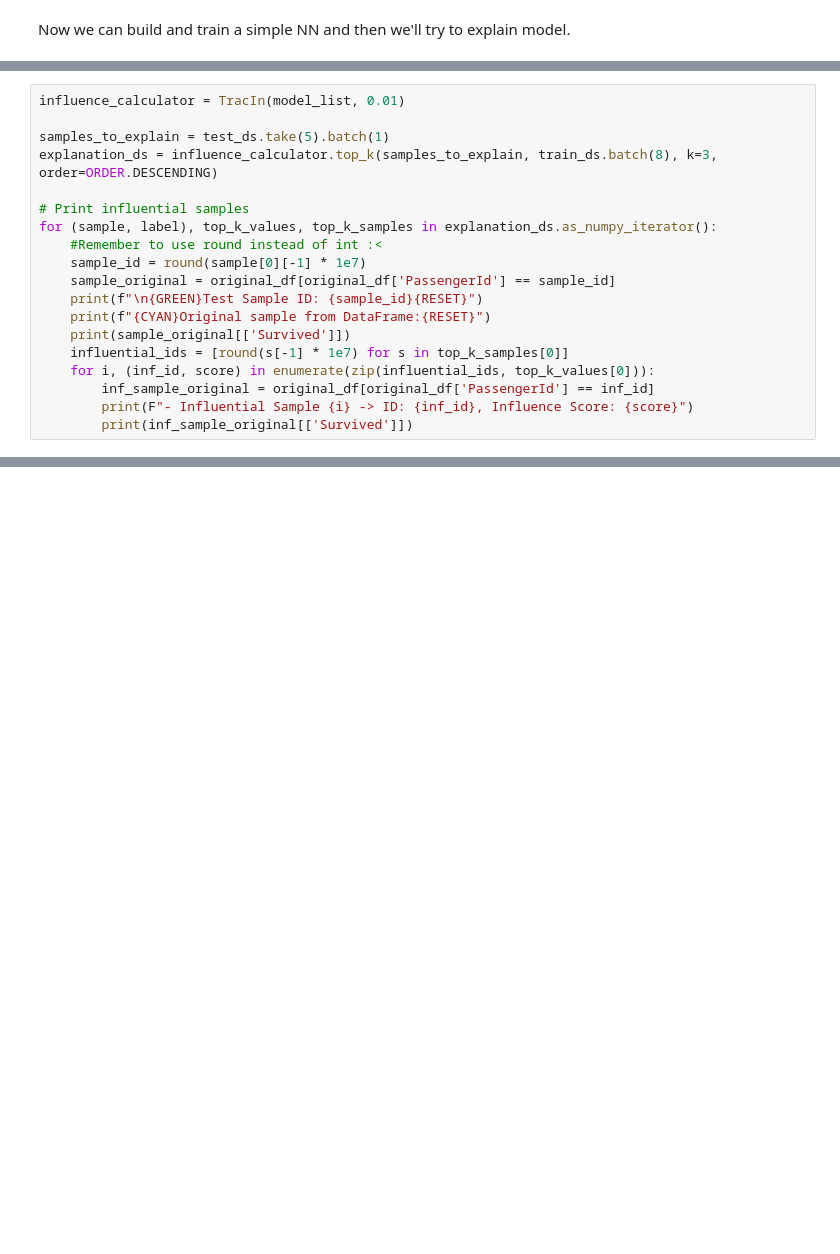
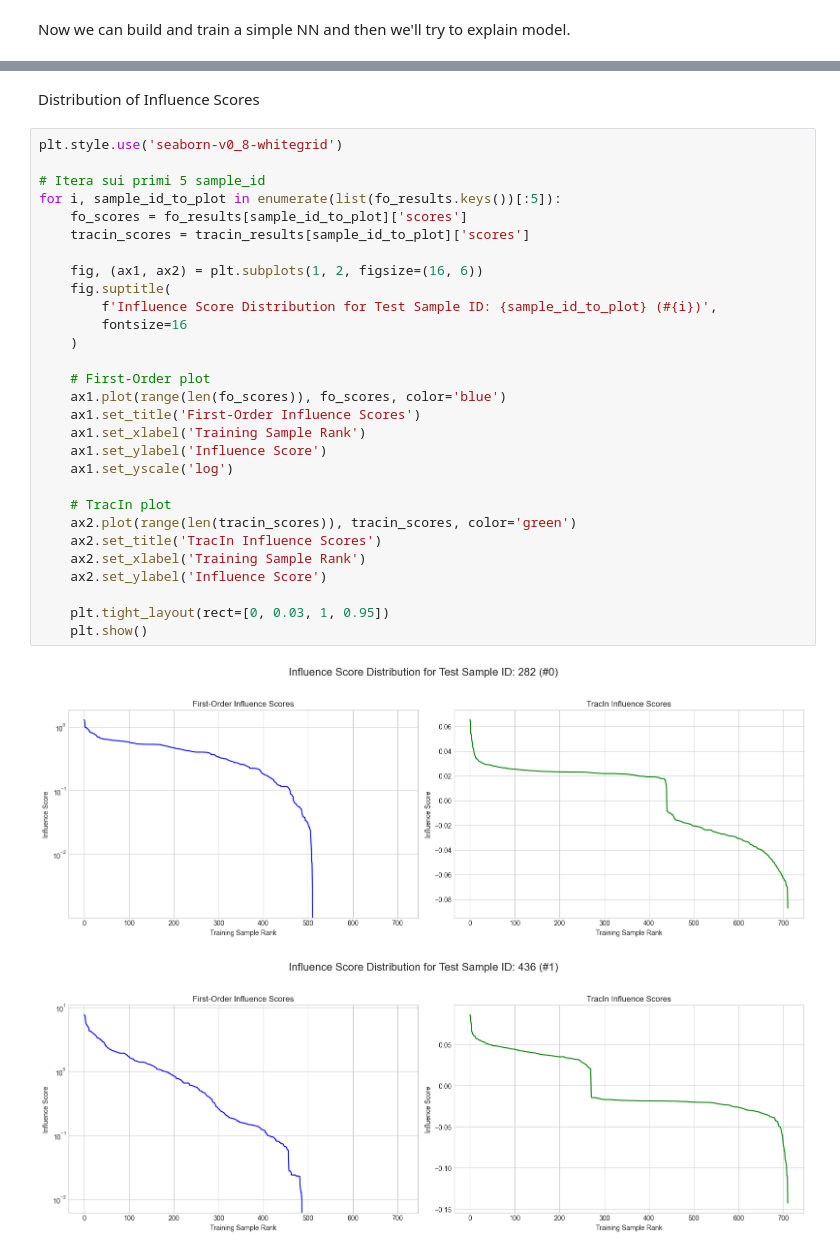
Before and after one commit to aledigirm3/advanced-topics-computer-science, a Jupyter notebook: DataCentric-AI/src/model_explanation.ipynb, the cells around one changed output, grey strips where cells are left out. Cells and saved outputs as stored; diff of their text form; blank space fills up the shorter version.

Commit message:
ch: influence analysis with graphs, consistency between methods, qualitative analysis, validation of TracIn stability.

```diff
--- a/DataCentric-AI/src/model_explanation.ipynb
+++ b/DataCentric-AI/src/model_explanation.ipynb
@@ -328,19 +310,0 @@ Accuracy: 0.8033707737922668
-# %%
-influence_calculator = TracIn(model_list, 0.01)
-
-samples_to_explain = test_ds.take(5).batch(1)
-explanation_ds = influence_calculator.top_k(samples_to_explain, train_ds.batch(8), k=3, order=ORDER.DESCENDING)
-
-# Print influential samples
-for (sample, label), top_k_values, top_k_samples in explanation_ds.as_numpy_iterator():
-    #Remember to use round instead of int :<
-    sample_id = round(sample[0][-1] * 1e7)
-    sample_original = original_df[original_df['PassengerId'] == sample_id]
-    print(f"\n{GREEN}Test Sample ID: {sample_id}{RESET}")
-    print(f"{CYAN}Original sample from DataFrame:{RESET}")
-    print(sample_original[['Survived']])
-    influential_ids = [round(s[-1] * 1e7) for s in top_k_samples[0]]
-    for i, (inf_id, score) in enumerate(zip(influential_ids, top_k_values[0])):
-        inf_sample_original = original_df[original_df['PassengerId'] == inf_id]
-        print(F"- Influential Sample {i} -> ID: {inf_id}, Influence Score: {score}")
-        print(inf_sample_original[['Survived']])
@@ -364,0 +313,34 @@ Original sample from DataFrame:
+# %% [markdown]
+Distribution of Influence Scores
+# %%
+plt.style.use('seaborn-v0_8-whitegrid')
+
+# Itera sui primi 5 sample_id
+for i, sample_id_to_plot in enumerate(list(fo_results.keys())[:5]):
+    fo_scores = fo_results[sample_id_to_plot]['scores']
+    tracin_scores = tracin_results[sample_id_to_plot]['scores']
+
+    fig, (ax1, ax2) = plt.subplots(1, 2, figsize=(16, 6))
+    fig.suptitle(
+        f'Influence Score Distribution for Test Sample ID: {sample_id_to_plot} (#{i})',
+        fontsize=16
+    )
+
+    # First-Order plot
+    ax1.plot(range(len(fo_scores)), fo_scores, color='blue')
+    ax1.set_title('First-Order Influence Scores')
+    ax1.set_xlabel('Training Sample Rank')
+    ax1.set_ylabel('Influence Score')
+    ax1.set_yscale('log')
+
+    # TracIn plot
+    ax2.plot(range(len(tracin_scores)), tracin_scores, color='green')
+    ax2.set_title('TracIn Influence Scores')
+    ax2.set_xlabel('Training Sample Rank')
+    ax2.set_ylabel('Influence Score')
+
+    plt.tight_layout(rect=[0, 0.03, 1, 0.95])
+    plt.show()
+# %% [output]
+[figure, added]
+[figure, added]
```
Also changed, not shown: parts of 21 cells of this notebook.
